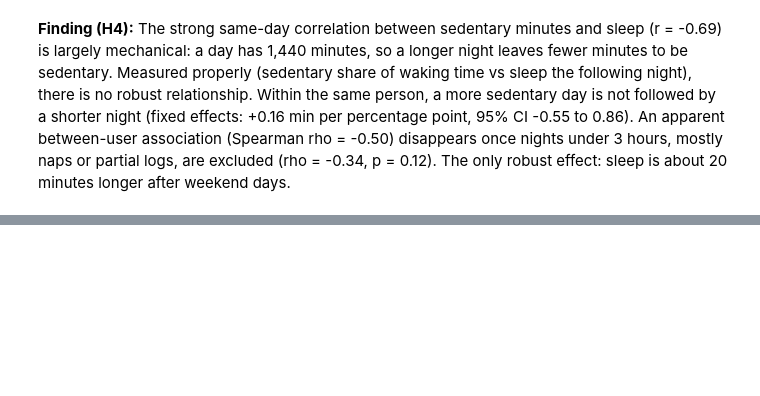
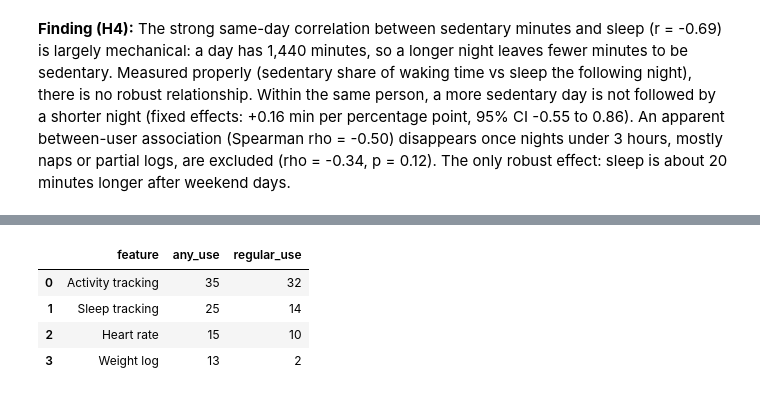
Before and after one commit to tymonbb/bellabeat_case_study, a Jupyter notebook: notebooks/analysis.ipynb, the cells around one changed output, grey strips where cells are left out. Saved outputs shown, nothing was run; the diff lists cells and outputs as text; code cells hidden in the pictures; blank space fills up the shorter version.

```diff
--- a/notebooks/analysis.ipynb
+++ b/notebooks/analysis.ipynb
@@ -550,0 +591,25 @@ logs, are excluded (rho = -0.34, p = 0.12). The only robust effect: sleep is abo
+# %%
+users["heart_rate_rate"] = users["heart_rate_days"] / users["days_in_data"]
+
+adoption = pd.DataFrame({
+    "feature": ["Activity tracking", "Sleep tracking", "Heart rate", "Weight log"],
+    "any_use": [
+        n_users,
+        (users["nights_tracked"] > 0).sum(),
+        (users["heart_rate_days"] > 0).sum(),
+        (users["weight_logs"] > 0).sum(),
+    ],
+    "regular_use": [
+        (users["valid_day_share"] >= 0.5).sum(),
+        (users["sleep_tracking_rate"] >= 0.5).sum(),
+        (users["heart_rate_rate"] >= 0.5).sum(),
+        (users["weight_logs"] >= 8).sum(),
+    ],
+})
+adoption
+# %% [output]
+|  | feature | any_use | regular_use |
+| 0 | Activity tracking | 35 | 32 |
+| 1 | Sleep tracking | 25 | 14 |
+| 2 | Heart rate | 15 | 10 |
+| 3 | Weight log | 13 | 2 |
```
Also changed, not shown: parts of 4 cells of this notebook, 1 other file.
